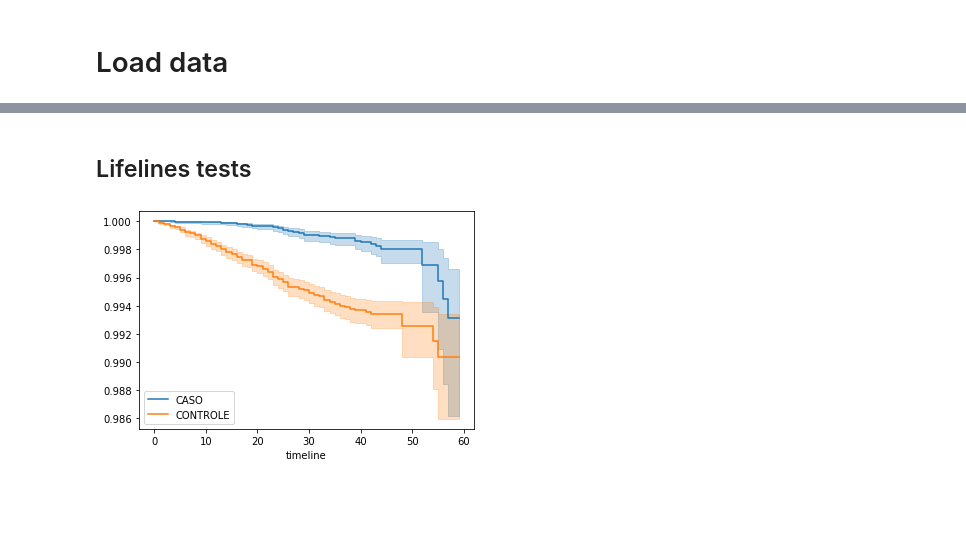
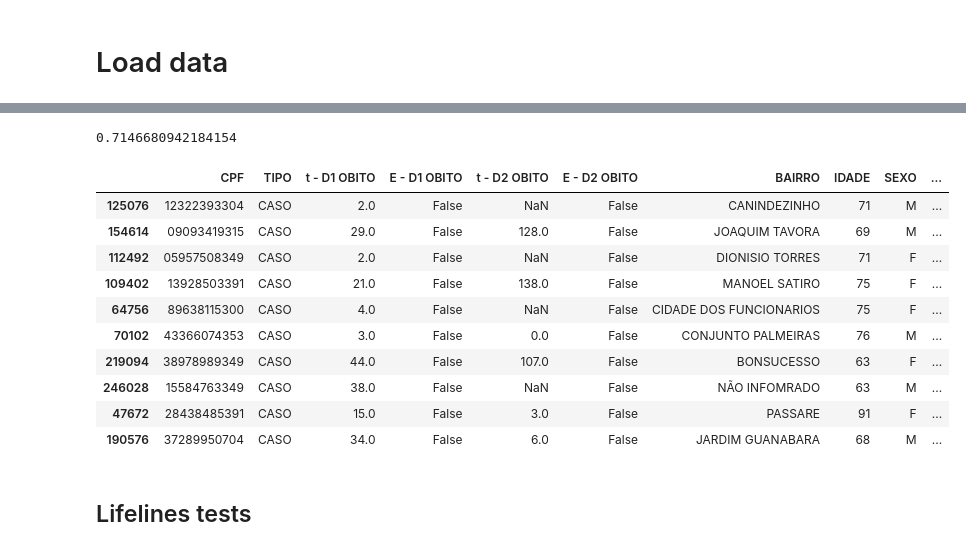
Before and after one commit to higorsmonteiro/vaccine-eff-fortaleza, a Jupyter notebook: notebooks/survival_exploration.ipynb, the cells around one changed output, grey strips where cells are left out. Cells and saved outputs as stored; diff of their text form; code cells hidden in the pictures; blank space fills up the shorter version.

```diff
--- a/notebooks/survival_exploration.ipynb
+++ b/notebooks/survival_exploration.ipynb
@@ -77,19 +65,23 @@ s_hospital[:5]
+# %%
+1335/1868
+# %% [output]
+0.7146680942184154
+# %%
+fsurv = obito.fsurvival
+caso = fsurv[fsurv["TIPO"]=="CASO"]
+controle = fsurv[fsurv["TIPO"]=="CONTROLE"]
+caso.sample(n=10, replace=True)
+# %% [output]
+|  | CPF | TIPO | t - D1 OBITO | E - D1 OBITO | t - D2 OBITO | E - D2 OBITO | BAIRRO | IDADE | SEXO | ... |
+| 125076 | 12322393304 | CASO | 2.0 | False | NaN | False | CANINDEZINHO | 71 | M | ... |
+| 154614 | 09093419315 | CASO | 29.0 | False | 128.0 | False | JOAQUIM TAVORA | 69 | M | ... |
+| 112492 | 05957508349 | CASO | 2.0 | False | NaN | False | DIONISIO TORRES | 71 | F | ... |
+| 109402 | 13928503391 | CASO | 21.0 | False | 138.0 | False | MANOEL SATIRO | 75 | F | ... |
+| 64756 | 89638115300 | CASO | 4.0 | False | NaN | False | CIDADE DOS FUNCIONARIOS | 75 | F | ... |
+| 70102 | 43366074353 | CASO | 3.0 | False | 0.0 | False | CONJUNTO PALMEIRAS | 76 | M | ... |
+| 219094 | 38978989349 | CASO | 44.0 | False | 107.0 | False | BONSUCESSO | 63 | F | ... |
+| 246028 | 15584763349 | CASO | 38.0 | False | NaN | False | NÃO INFOMRADO | 63 | M | ... |
+| 47672 | 28438485391 | CASO | 15.0 | False | 3.0 | False | PASSARE | 91 | F | ... |
+| 190576 | 37289950704 | CASO | 34.0 | False | 6.0 | False | JARDIM GUANABARA | 68 | M | ... |
 # %% [markdown]
 ## Lifelines tests
-# %%
-fig, ax = plt.subplots(1)
-# Obito D1
-# --> Caso
-caso_cond = (s_obito["TIPO"]=="CASO") & (s_obito["t - D1 OBITO"]>=0)
-obito_caso = s_obito[caso_cond]
-kmf_d1 = KaplanMeierFitter()
-kmf_d1.fit(obito_caso["t - D1 OBITO"], event_observed=obito_caso["E - D1 OBITO"], label="CASO", timeline=range(0,60,1))
-ax = kmf_d1.plot_survival_function()
-# --> Controle
-controle_cond = (s_obito["TIPO"]=="CONTROLE") & (s_obito["t - D1 OBITO"]>=0)
-obito_controle = s_obito[controle_cond]
-kmf_d1.fit(obito_controle["t - D1 OBITO"], event_observed=obito_controle["E - D1 OBITO"], label="CONTROLE", timeline=range(0,60,1))
-ax = kmf_d1.plot_survival_function(ax=ax)
-#ax.set_ylim([0.98,1])
-# %% [output]
-[figure, removed]
```
Also changed, not shown: parts of 30 cells of this notebook, 5 other files.
